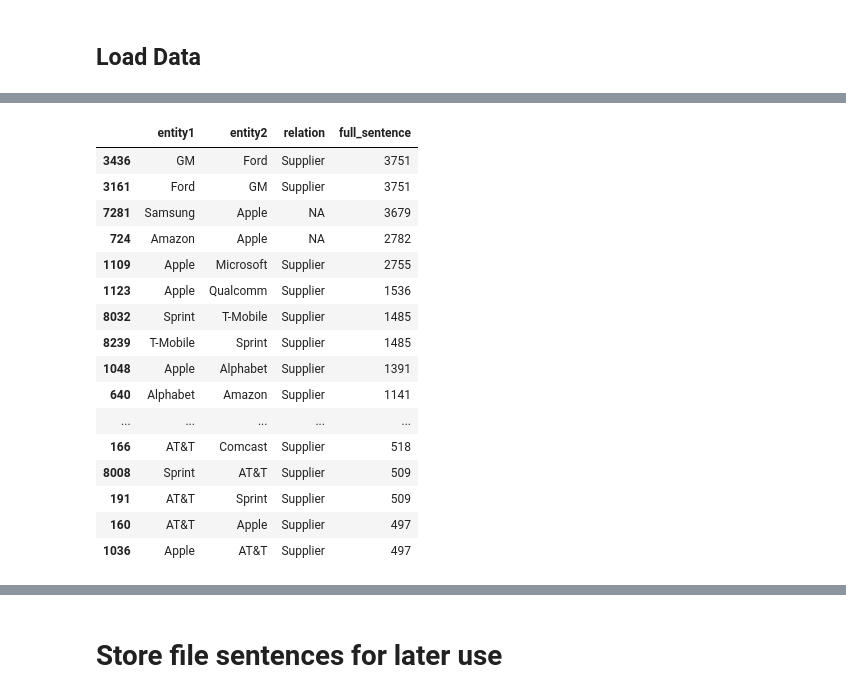
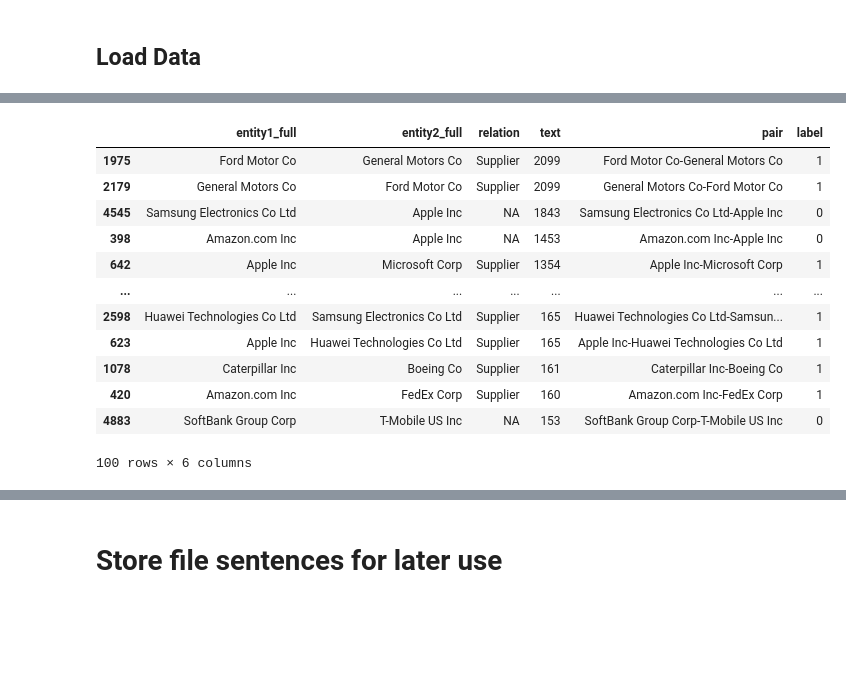
Before and after one commit to ronaldBuddys/supply-chain-extract, a Jupyter notebook: nlp/examples/sentence_post_processing.ipynb, the cells around one changed output, grey strips where cells are left out. Saved outputs shown, nothing was run; the diff lists cells and outputs as text; code cells hidden in the pictures; blank space fills up the shorter version.

```diff
--- a/nlp/examples/sentence_post_processing.ipynb
+++ b/nlp/examples/sentence_post_processing.ipynb
@@ -107,11 +189,7 @@ articles = {re.sub("\.json$", "", f["json_file"]): f
 # get counts of occurrences / summary statistics
 # ---
 
-keys = list(full_sents[0].keys())
-
-df = pd.DataFrame(full_sents)
-# exclude the full_sentence - for now
-# df.drop("full_sentence", axis=1, inplace=True)
+df.head()
 
 print(f"unique relations: {df['relation'].unique()}")
 
@@ -122,7 +200,7 @@ print(f"number of unique articles: {len(df['article'].unique())}")
 # ---
 relation_count = pd.pivot_table(df,
                                 index="relation",
-                                values="full_sentence",
+                                values="text",
                                 aggfunc="count")
 print("count of 'relation'")
 print(relation_count)
@@ -131,22 +209,22 @@ print(relation_count)
 # sentences per articles
 # ---
 
-sent_per_art = pd.pivot_table(df, index='article', values="full_sentence", aggfunc='count')
+sent_per_art = pd.pivot_table(df, index='article', values="text", aggfunc='count')
 sent_per_art = sent_per_art.reset_index()
-sent_per_art.sort_values("full_sentence", ascending=False, inplace=True)
+sent_per_art.sort_values("text", ascending=False, inplace=True)
 
-print(f"average extract sentences per article: {sent_per_art['full_sentence'].mean():.2f}")
+print(f"average extract sentences per article: {sent_per_art['text'].mean():.2f}")
 
-plt.plot(sent_per_art['full_sentence'].values)
+plt.plot(sent_per_art['text'].values)
 plt.title("sentences per article")
 plt.ylabel("sentences in article")
 plt.show()
 
 # there is heavy skew
 print("top articles:")
-print(sent_per_art.head(20))
+#print(sent_per_art.head(20))
 
-sent_per_art.loc[sent_per_art['full_sentence'] < 10, 'full_sentence'].mean()
+sent_per_art.loc[sent_per_art['text'] < 10, 'text'].mean()
 
 # ---
 # sentence spread - entity pair can exist across multiple sentence - consider those
@@ -154,7 +232,7 @@ sent_per_art.loc[sent_per_art['full_sentence'] < 10, 'full_sentence'].mean()
 
 num_sent = pd.pivot_table(df,
                             index='num_sentence',
-                            values="full_sentence",
+                            values="text",
                             aggfunc="count")
 
 plt.plot(num_sent)
@@ -167,10 +245,10 @@ plt.show()
 # ---
 
 sentence_per_triple = pd.pivot_table(df,
-                                        index=["entity1", "entity2", "relation"],
-                                        values=["full_sentence"],
+                                        index=["entity1_full", "entity2_full", "relation"],
+                                        values=["text"],
                                         aggfunc="count").reset_index()
 
-sentence_per_triple['full_sentence'].mean()
+sentence_per_triple['text'].mean()
 # %% [output]
 unique relations: ['Supplier' 'NA']
@@ -203,0 +266,12 @@ top articles:
+# %%
+#Looking at sentence per triple
+sentence_per_triple['pair'] = sentence_per_triple['entity1_full'] + '-' + sentence_per_triple['entity2_full']
+sentence_per_triple.sort_values('text',ascending=False)
+label = np.ones(sentence_per_triple.shape[0]).astype(int)
+label[sentence_per_triple['relation']=="NA"] = 0
+sentence_per_triple.loc[:,'label'] = label
+
+
+print("For Positive and Negative Examples")
+print(sentence_per_triple.loc[:,['pair','text']].describe().round(0))
+print("")
@@ -204,23 +380,19 @@ top articles:
 # %%
-sentence_per_triple.sort_values('full_sentence',ascending=False)[:50]
+sentence_per_triple.sort_values('text',ascending=False)[:100]
 # %% [output]
-|  | entity1 | entity2 | relation | full_sentence |
-| 3436 | GM | Ford | Supplier | 3751 |
-| 3161 | Ford | GM | Supplier | 3751 |
-| 7281 | Samsung | Apple | NA | 3679 |
-| 724 | Amazon | Apple | NA | 2782 |
-| 1109 | Apple | Microsoft | Supplier | 2755 |
-| 1123 | Apple | Qualcomm | Supplier | 1536 |
-| 8032 | Sprint | T-Mobile | Supplier | 1485 |
-| 8239 | T-Mobile | Sprint | Supplier | 1485 |
-| 1048 | Apple | Alphabet | Supplier | 1391 |
-| 640 | Alphabet | Amazon | Supplier | 1141 |
-| ... | ... | ... | ... | ... |
-| 166 | AT&T | Comcast | Supplier | 518 |
-| 8008 | Sprint | AT&T | Supplier | 509 |
-| 191 | AT&T | Sprint | Supplier | 509 |
-| 160 | AT&T | Apple | Supplier | 497 |
-| 1036 | Apple | AT&T | Supplier | 497 |
+|  | entity1_full | entity2_full | relation | text | pair | label |
+| 1975 | Ford Motor Co | General Motors Co | Supplier | 2099 | Ford Motor Co-General Motors Co | 1 |
+| 2179 | General Motors Co | Ford Motor Co | Supplier | 2099 | General Motors Co-Ford Motor Co | 1 |
+| 4545 | Samsung Electronics Co Ltd | Apple Inc | NA | 1843 | Samsung Electronics Co Ltd-Apple Inc | 0 |
+| 398 | Amazon.com Inc | Apple Inc | NA | 1453 | Amazon.com Inc-Apple Inc | 0 |
+| 642 | Apple Inc | Microsoft Corp | Supplier | 1354 | Apple Inc-Microsoft Corp | 1 |
+| ... | ... | ... | ... | ... | ... | ... |
+| 2598 | Huawei Technologies Co Ltd | Samsung Electronics Co Ltd | Supplier | 165 | Huawei Technologies Co Ltd-Samsun... | 1 |
+| 623 | Apple Inc | Huawei Technologies Co Ltd | Supplier | 165 | Apple Inc-Huawei Technologies Co Ltd | 1 |
+| 1078 | Caterpillar Inc | Boeing Co | Supplier | 161 | Caterpillar Inc-Boeing Co | 1 |
+| 420 | Amazon.com Inc | FedEx Corp | Supplier | 160 | Amazon.com Inc-FedEx Corp | 1 |
+| 4883 | SoftBank Group Corp | T-Mobile US Inc | NA | 153 | SoftBank Group Corp-T-Mobile US Inc | 0 |
+100 rows × 6 columns
 # %%
 sent_per_art[:50]
 # %% [output]
```
Also changed, not shown: parts of 46 cells of this notebook.
